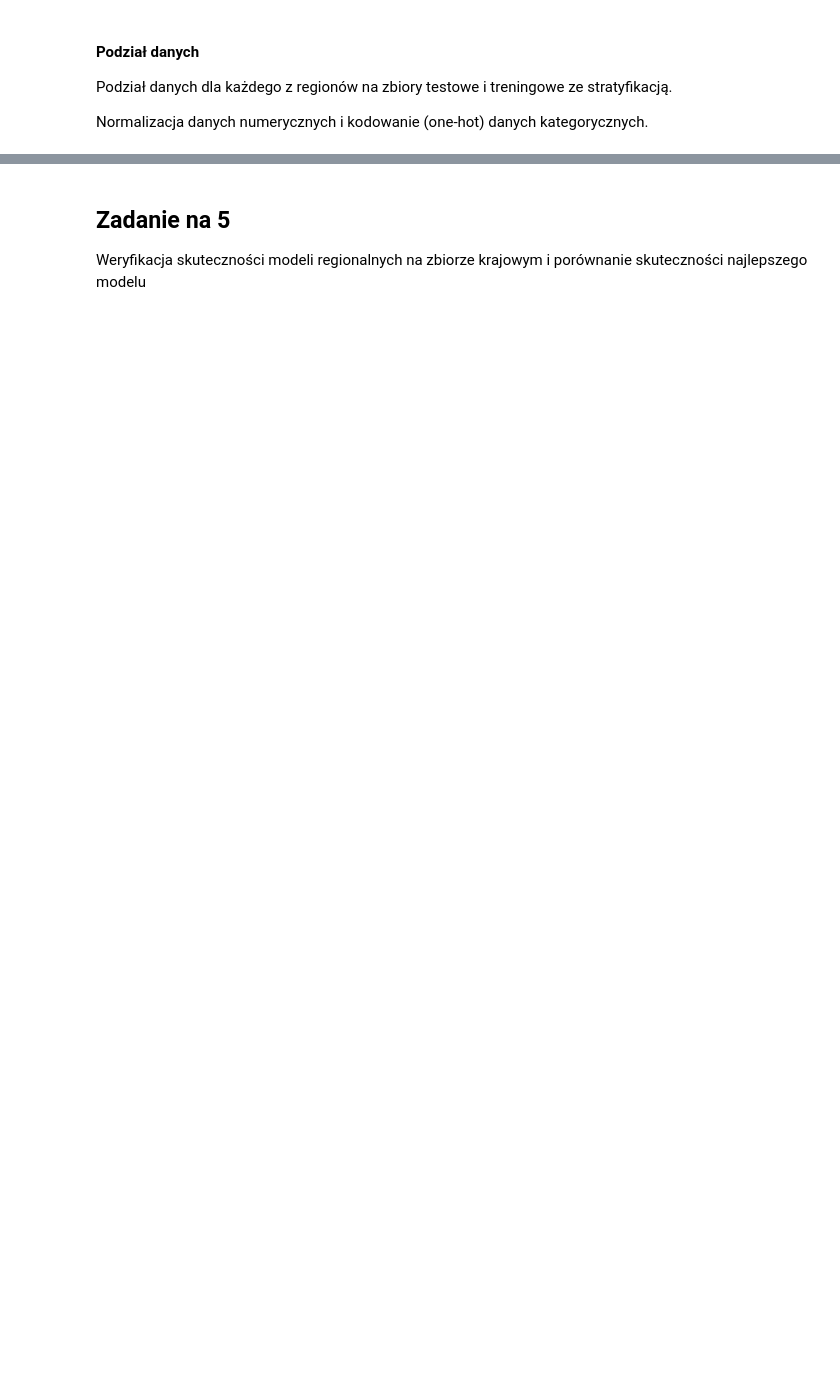
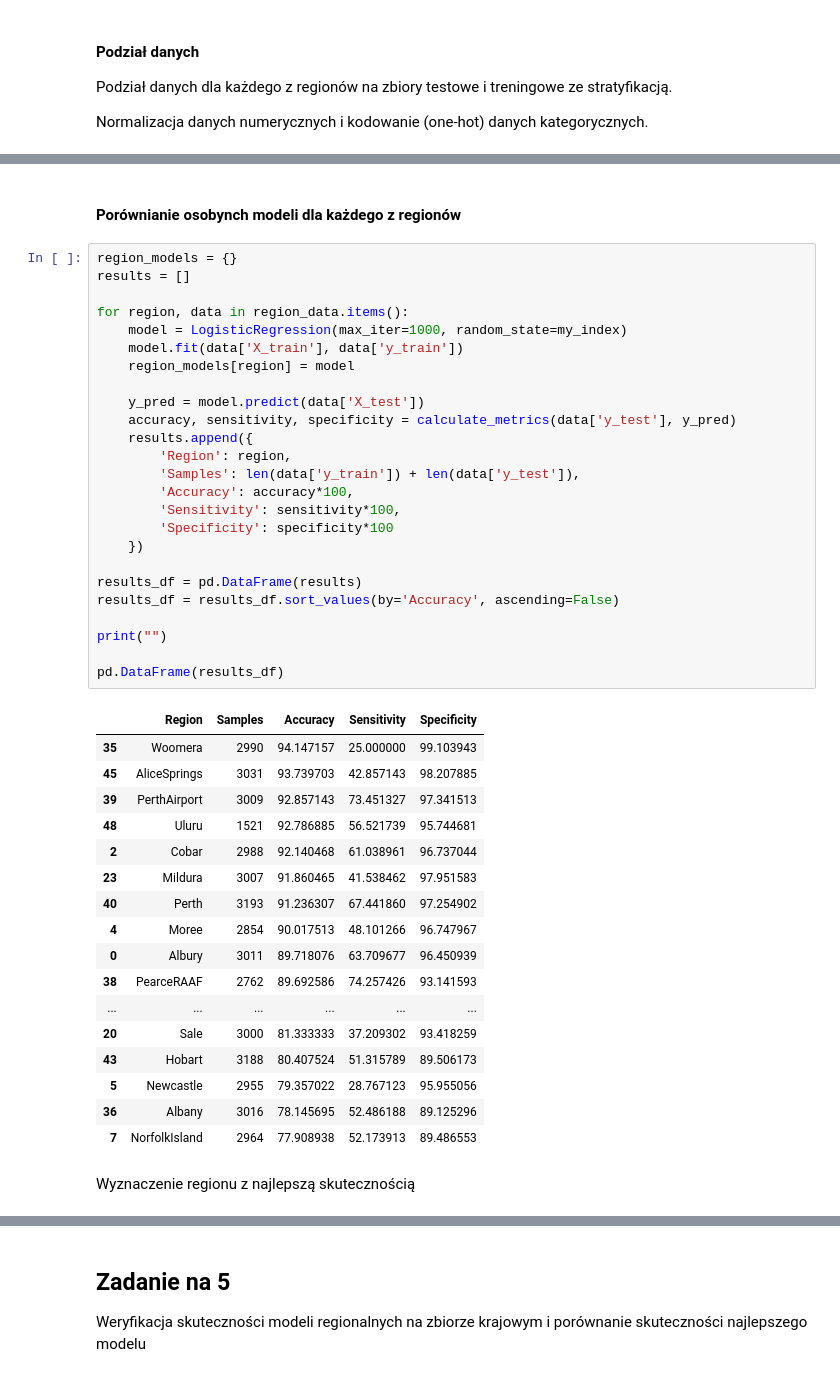
Before and after one commit to Lecrut/ai-ml_studies, a Jupyter notebook: pum/3_259199_Filip_Lecrut.ipynb, the cells around one changed output, grey strips where cells are left out. Drawn from its saved outputs; the diff is of its cells as text; blank space fills up the shorter version.

```diff
--- a/pum/3_259199_Filip_Lecrut.ipynb
+++ b/pum/3_259199_Filip_Lecrut.ipynb
@@ -486,0 +488,47 @@ ValueError: Input contains NaN
+# %% [markdown]
+#### Porównianie osobynch modeli dla każdego z regionów
+# %%
+region_models = {}
+results = []
+
+for region, data in region_data.items():
+    model = LogisticRegression(max_iter=1000, random_state=my_index)
+    model.fit(data['X_train'], data['y_train'])
+    region_models[region] = model
+
+    y_pred = model.predict(data['X_test'])
+    accuracy, sensitivity, specificity = calculate_metrics(data['y_test'], y_pred)
+    results.append({
+        'Region': region,
+        'Samples': len(data['y_train']) + len(data['y_test']),
+        'Accuracy': accuracy*100,
+        'Sensitivity': sensitivity*100,
+        'Specificity': specificity*100
+    })
+
+results_df = pd.DataFrame(results)
+results_df = results_df.sort_values(by='Accuracy', ascending=False)
+
+print("")
+
+pd.DataFrame(results_df)
+# %% [output]
+|  | Region | Samples | Accuracy | Sensitivity | Specificity |
+| 35 | Woomera | 2990 | 94.147157 | 25.000000 | 99.103943 |
+| 45 | AliceSprings | 3031 | 93.739703 | 42.857143 | 98.207885 |
+| 39 | PerthAirport | 3009 | 92.857143 | 73.451327 | 97.341513 |
+| 48 | Uluru | 1521 | 92.786885 | 56.521739 | 95.744681 |
+| 2 | Cobar | 2988 | 92.140468 | 61.038961 | 96.737044 |
+| 23 | Mildura | 3007 | 91.860465 | 41.538462 | 97.951583 |
+| 40 | Perth | 3193 | 91.236307 | 67.441860 | 97.254902 |
+| 4 | Moree | 2854 | 90.017513 | 48.101266 | 96.747967 |
+| 0 | Albury | 3011 | 89.718076 | 63.709677 | 96.450939 |
+| 38 | PearceRAAF | 2762 | 89.692586 | 74.257426 | 93.141593 |
+| ... | ... | ... | ... | ... | ... |
+| 20 | Sale | 3000 | 81.333333 | 37.209302 | 93.418259 |
+| 43 | Hobart | 3188 | 80.407524 | 51.315789 | 89.506173 |
+| 5 | Newcastle | 2955 | 79.357022 | 28.767123 | 95.955056 |
+| 36 | Albany | 3016 | 78.145695 | 52.486188 | 89.125296 |
+| 7 | NorfolkIsland | 2964 | 77.908938 | 52.173913 | 89.486553 |
+# %% [markdown]
+Wyznaczenie regionu z najlepszą skutecznością
```
Also changed, not shown: parts of 13 cells of this notebook.
